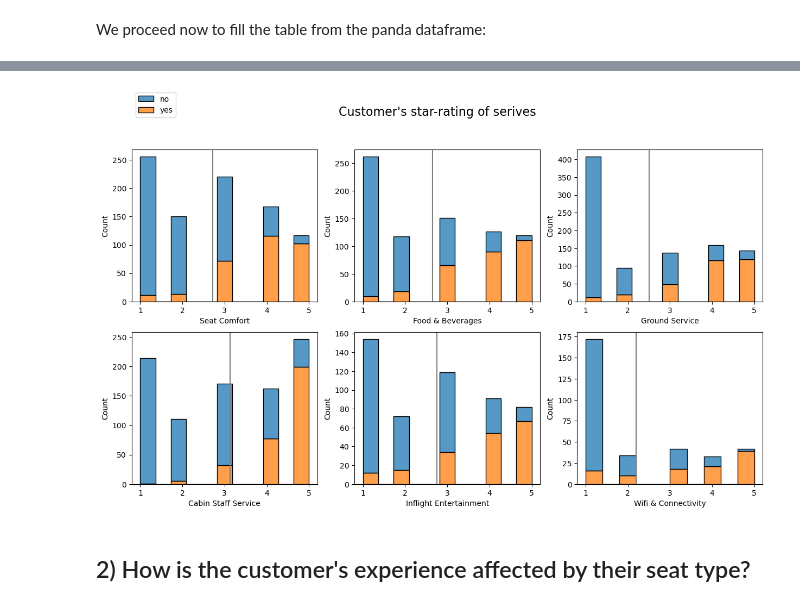
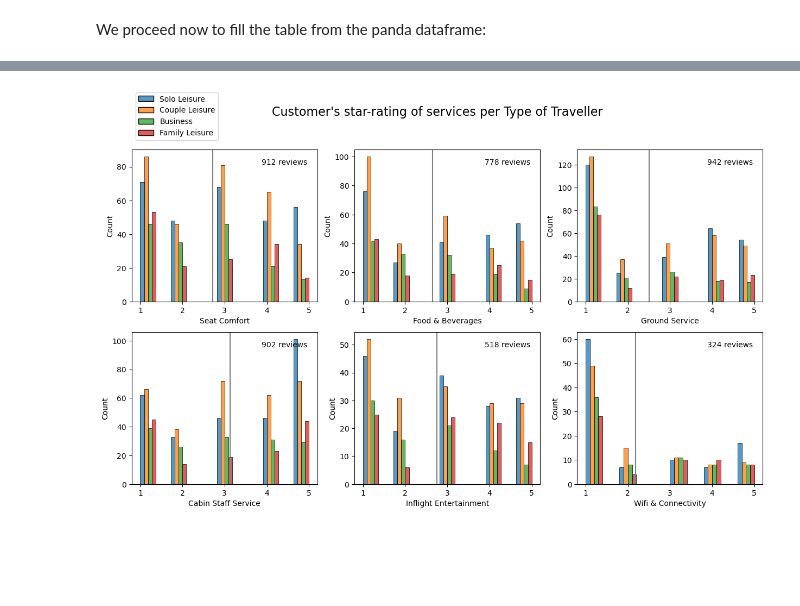
Before and after one commit to angelicads93/airline_services_analysis, a Jupyter notebook: Analysis.ipynb, the cells around one changed output, grey strips where cells are left out. Cells and saved outputs as stored; diff of their text form; code cells hidden in the pictures; blank space fills up the shorter version.

```diff
--- a/Analysis.ipynb
+++ b/Analysis.ipynb
@@ -374,7 +443,7 @@ seat_will_recomm_perc = []
 
 cursor_obj = con.cursor()
 for i in range(len(seat_types)):
-    string_yes = str('SELECT * FROM AIRLINE WHERE will_recommend =1 AND seat_type = "' + seat_types[i] + '";')
+    string_yes = str('SELECT * FROM AIRLINE WHERE Recommended="yes" AND seat_type = "' + seat_types[i] + '";')
     string_yes_value = pd.read_sql(string_yes, con)
 
     string_all = str('SELECT * FROM AIRLINE WHERE seat_type = "' + seat_types[i] + '";')
@@ -450,0 +559,34 @@ plt.show()
+# %%
+fig, axs = plt.subplots(2,3)
+fig.set_size_inches(15,8)
+fig.suptitle("Customer's star-rating of serives", fontsize=16)
+i=0
+for colm in range(3):
+    for row in range(2):
+        if i==0:
+            pl = sns.histplot(ax=axs[row][colm], x=economy_df[num_features[i]])
+            sns.move_legend(pl, "upper left", title='', frameon=True, bbox_to_anchor=(0, 1.4))
+        else:
+            pl = sns.histplot(ax=axs[row][colm], data=df, x=df[num_features[i]], multiple="dodge", hue='Seat Type', legend=False)
+        axs[row][colm].axvline(x=df[num_features[i]].mean(), color='gray', linestyle='-')
+        tx = str(int(len(df[num_features[i]].dropna())))+' reviews'
+        axs[row][colm].text(0.7,0.9, tx, transform=axs[row][colm].transAxes )
+        i += 1
+plt.show()
+# %%
+fig, axs = plt.subplots(2,3)
+fig.set_size_inches(15,8)
+fig.suptitle("Customer's star-rating of serives", fontsize=16)
+i=0
+for colm in range(3):
+    for row in range(2):
+        if i==0:
+            pl = sns.histplot(ax=axs[row][colm], data=df, x=df[num_features[i]], multiple='dodge', hue='Seat Type')
+            sns.move_legend(pl, "upper left", title='', frameon=True, bbox_to_anchor=(0, 1.4))
+        else:
+            pl = sns.histplot(ax=axs[row][colm], data=df, x=df[num_features[i]], multiple="dodge", hue='Seat Type', legend=False)
+        axs[row][colm].axvline(x=df[num_features[i]].mean(), color='gray', linestyle='-')
+        tx = str(int(len(df[num_features[i]].dropna())))+' reviews'
+        axs[row][colm].text(0.7,0.9, tx, transform=axs[row][colm].transAxes )
+        i += 1
+plt.show()
@@ -451,21 +633,21 @@ plt.show()
 # %%
 num_features = ['Seat Comfort','Cabin Staff Service', 'Food & Beverages', 'Inflight Entertainment', 'Ground Service', 'Wifi & Connectivity' ]
 
 fig, axs = plt.subplots(2,3)
 fig.set_size_inches(15,8)
-fig.suptitle("Customer's star-rating of serives", fontsize=16)
+fig.suptitle("Customer's star-rating of services per Type of Traveller", fontsize=16)
 i=0
 for colm in range(3):
     for row in range(2):
         if i==0:
-            pl = sns.histplot(ax=axs[row][colm], data=df, x=df[num_features[i]].dropna(), multiple='stack', hue='Recommended')
+            pl = sns.histplot(ax=axs[row][colm], data=df, x=df[num_features[i]].dropna(), multiple='dodge', hue='Type Of Traveller')
             sns.move_legend(pl, "upper left", title='', frameon=True, bbox_to_anchor=(0, 1.4))
         else:
-            pl = sns.histplot(ax=axs[row][colm], data=df, x=df[num_features[i]].dropna(), multiple='stack', hue='Recommended', legend=False)
+            pl = sns.histplot(ax=axs[row][colm], data=df, x=df[num_features[i]].dropna(), multiple='dodge', hue='Type Of Traveller', legend=False)
         axs[row][colm].axvline(x=df[num_features[i]].mean(), color='gray', linestyle='-')
+        tx = str(int(len(df[num_features[i]].dropna())))+' reviews'
+        axs[row][colm].text(0.7,0.9, tx, transform=axs[row][colm].transAxes )
         i += 1
 plt.show()
 # %% [output]
-[figure, old version]
+[figure, new version]
-# %% [markdown]
-## 2) How is the customer's experience affected by their seat type?
```
Also changed, not shown: parts of 47 cells of this notebook.
